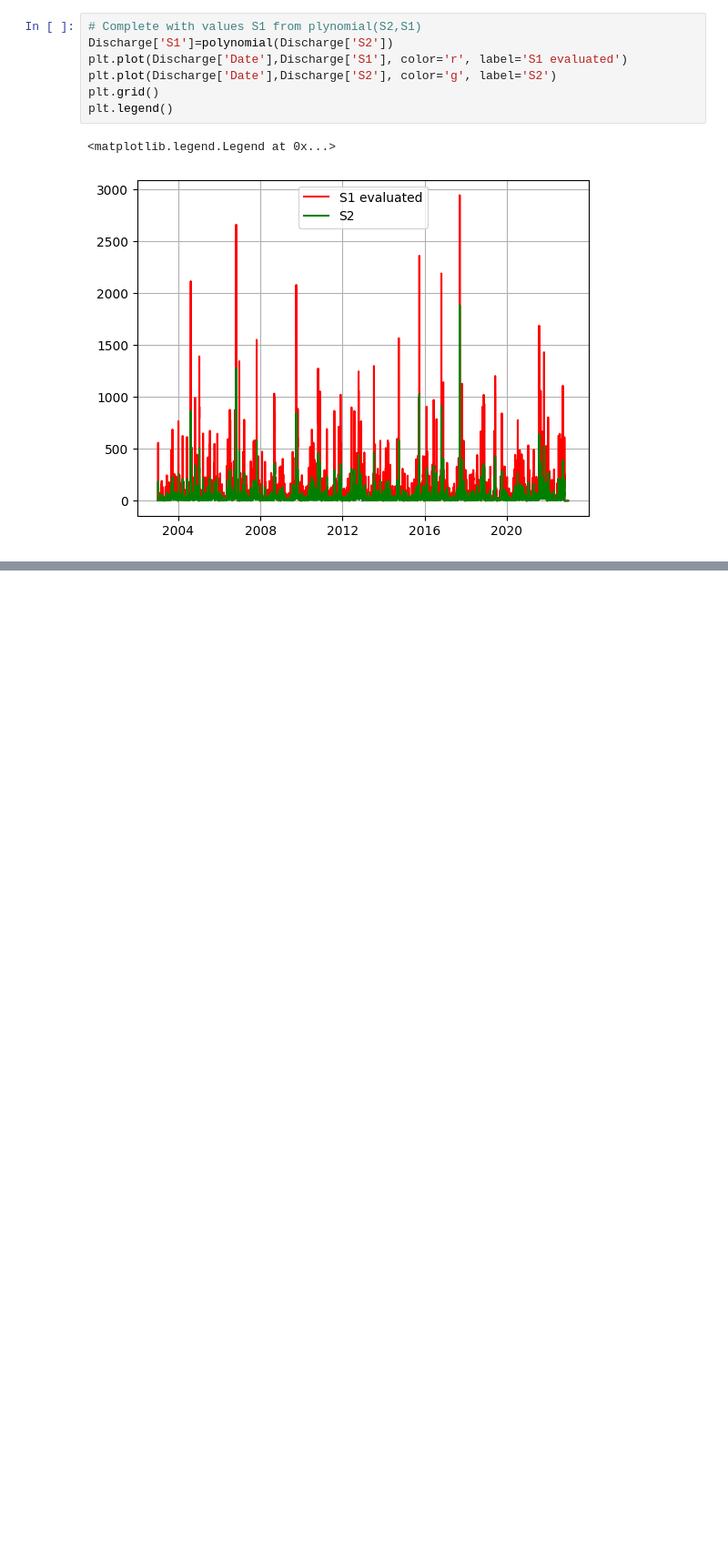
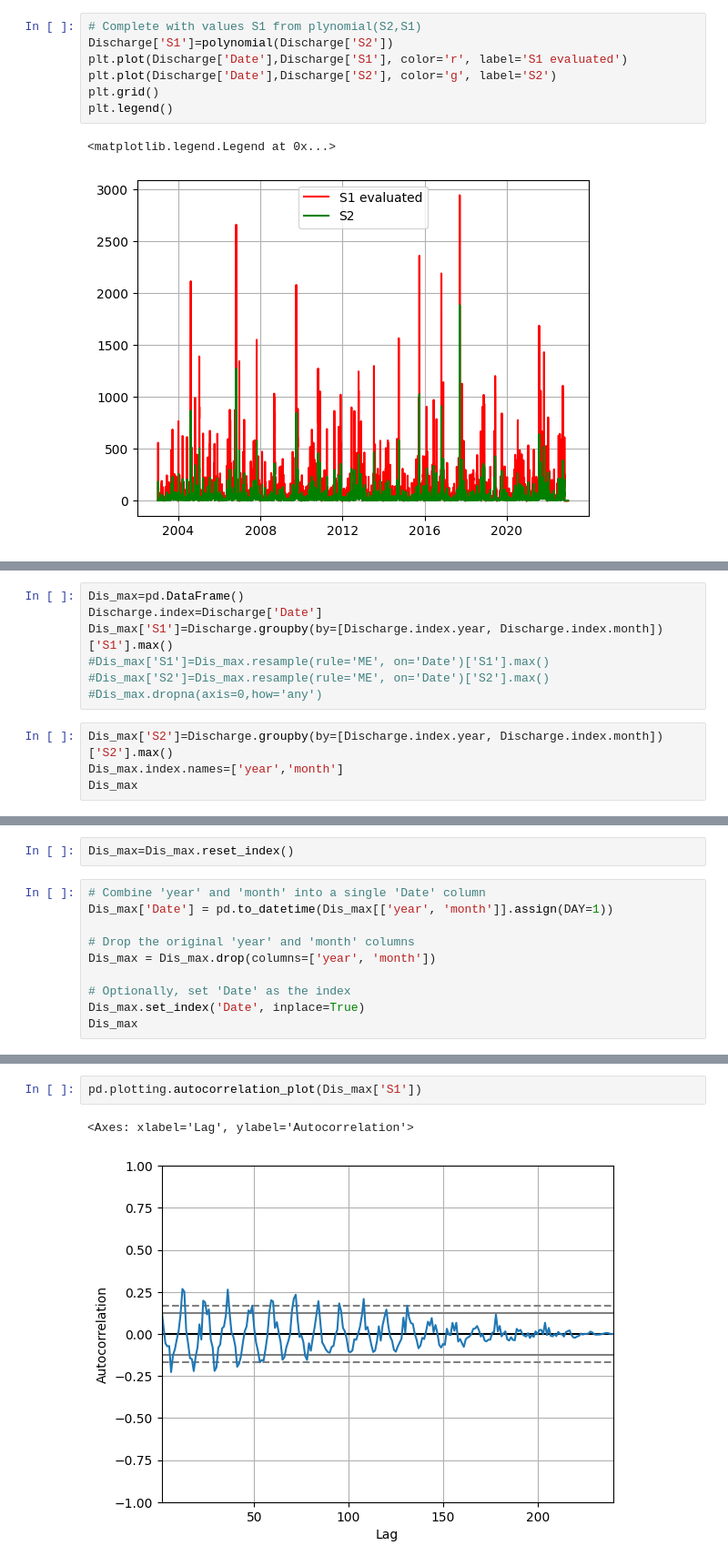
Before and after one commit to Margaux-Ccd/WREM_dam, a Jupyter notebook: data_analysis.ipynb, the cells around one changed output, grey strips where cells are left out. Shown at 91% size. Cells and saved outputs as stored; diff of their text form; blank space fills up the shorter version.

```diff
--- a/data_analysis.ipynb
+++ b/data_analysis.ipynb
@@ -184,0 +183,11 @@ plt.legend()
+# %%
+Dis_max=pd.DataFrame()
+Discharge.index=Discharge['Date']
+Dis_max['S1']=Discharge.groupby(by=[Discharge.index.year, Discharge.index.month])['S1'].max()
+#Dis_max['S1']=Dis_max.resample(rule='ME', on='Date')['S1'].max()
+#Dis_max['S2']=Dis_max.resample(rule='ME', on='Date')['S2'].max()
+#Dis_max.dropna(axis=0,how='any')
+# %%
+Dis_max['S2']=Discharge.groupby(by=[Discharge.index.year, Discharge.index.month])['S2'].max()
+Dis_max.index.names=['year','month']
+Dis_max
@@ -184,0 +209,12 @@ plt.legend()
+# %%
+Dis_max=Dis_max.reset_index()
+# %%
+# Combine 'year' and 'month' into a single 'Date' column
+Dis_max['Date'] = pd.to_datetime(Dis_max[['year', 'month']].assign(DAY=1))
+
+# Drop the original 'year' and 'month' columns
+Dis_max = Dis_max.drop(columns=['year', 'month'])
+
+# Optionally, set 'Date' as the index
+Dis_max.set_index('Date', inplace=True)
+Dis_max
@@ -184,0 +236,5 @@ plt.legend()
+# %%
+pd.plotting.autocorrelation_plot(Dis_max['S1'])
+# %% [output]
+<Axes: xlabel='Lag', ylabel='Autocorrelation'>
+[figure, added]
```
Also changed, not shown: parts of 7 cells of this notebook.
